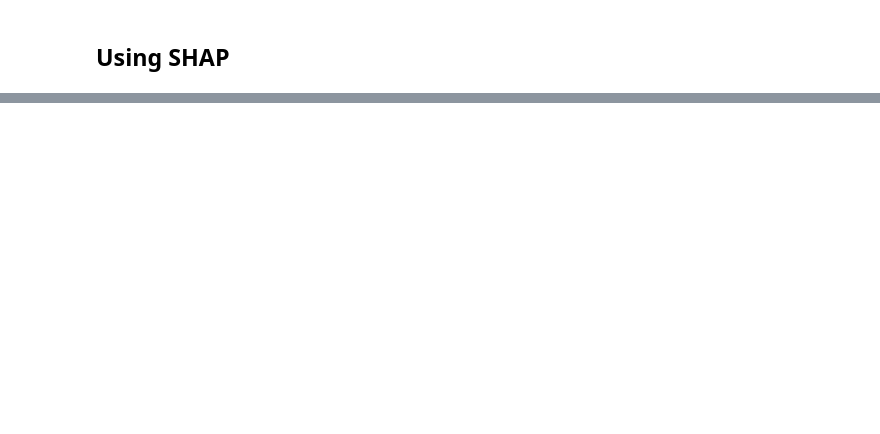
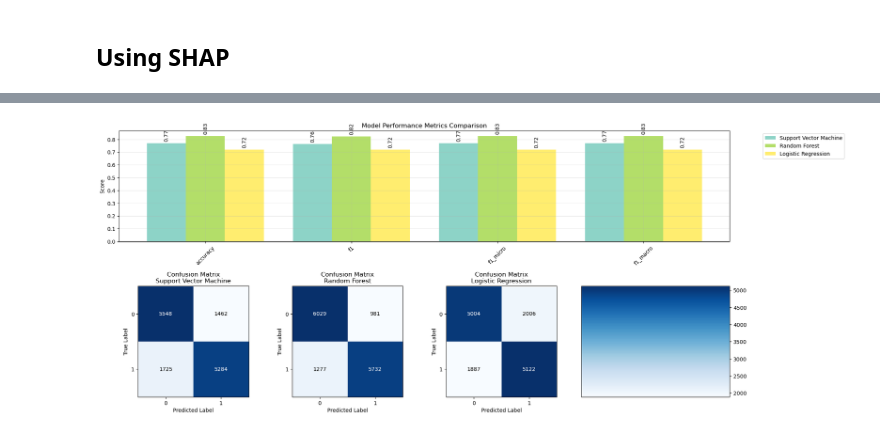
Before and after one commit to TomMarti/machln-fraud-detection, a Jupyter notebook: defaultofpaymentprediction.ipynb, the cells around one changed output, grey strips where cells are left out. Drawn from its saved outputs; the diff is of its cells as text; code cells hidden in the pictures; blank space fills up the shorter version.

```diff
--- a/defaultofpaymentprediction.ipynb
+++ b/defaultofpaymentprediction.ipynb
@@ -353,0 +343,2 @@ Not balanced, need to be improved, SMOTE ? what manner. Grouping features correl
+# %%
+df_improved = df
@@ -353,0 +404,7 @@ Not balanced, need to be improved, SMOTE ? what manner. Grouping features correl
+# %%
+y_improved = df_improved['default payment next month']
+X_improved = df_improved.drop(['ID', 'default payment next month'], axis=1)
+# %%
+X_train_i, X_test_i, y_train_i, y_test_i = train_test_split(
+    X_improved, y_improved, test_size=0.3, random_state=42, stratify=y_improved
+)
@@ -353,0 +444,6 @@ Not balanced, need to be improved, SMOTE ? what manner. Grouping features correl
+# %%
+models_improved = {
+    'Support Vector Machine': svm_pipeline_improved,
+    'Random Forest': rf_pipeline_improved,
+    'Logistic Regression': lr_pipeline_improved
+}
@@ -353,0 +505,68 @@ Not balanced, need to be improved, SMOTE ? what manner. Grouping features correl
+# %%
+metrics = ['accuracy', 'f1', 'f1_micro', 'f1_macro']
+
+scores = {}
+for model_name, model_data in all_results_improved.items():
+    scores[model_name] = [
+        model_data['all_scores']['accuracy'],
+        model_data['all_scores']['f1'],
+        model_data['all_scores']['f1_micro'],
+        model_data['all_scores']['f1_macro']
+    ]
+
+num_models = len(all_results_improved)
+fig = plt.figure(figsize=(20, 8))
+gs = fig.add_gridspec(2, num_models + 1)
+
+ax1 = fig.add_subplot(gs[0, :])
+
+x = np.arange(len(metrics))
+width = 0.8 / num_models  # Adjust bar width based on number of models
+colors = plt.cm.Set3(np.linspace(0, 1, num_models))
+
+for i, (model_name, model_scores) in enumerate(scores.items()):
+    positions = x + width * (i - num_models/2 + 0.5)
+    bars = ax1.bar(positions, model_scores, width, label=model_name, color=colors[i])
+
+    for bar in bars:
+        height = bar.get_height()
+        ax1.annotate(f'{height:.2f}',
+                    xy=(bar.get_x() + bar.get_width() / 2, height),
+                    xytext=(0, 3),
+                    textcoords="offset points",
+                    ha='center', va='bottom',
+                    rotation=90)
+
+ax1.set_ylabel('Score')
+ax1.set_title('Model Performance Metrics Comparison')
+ax1.set_xticks(x)
+ax1.set_xticklabels(metrics, rotation=45)
+ax1.legend(bbox_to_anchor=(1.05, 1), loc='upper left')
+ax1.grid(True, alpha=0.3)
+
+for i, (model_name, model_data) in enumerate(all_results_improved.items()):
+    ax = fig.add_subplot(gs[1, i])
+    conf_matrix = model_data['confusion_matrix']
+
+    im = ax.imshow(conf_matrix, interpolation='nearest', cmap=plt.cm.Blues)
+    ax.set_title(f'Confusion Matrix\n{model_name}')
+
+    thresh = conf_matrix.max() / 2.
+    for i in range(conf_matrix.shape[0]):
+        for j in range(conf_matrix.shape[1]):
+            ax.text(j, i, format(conf_matrix[i, j], 'd'),
+                    ha="center", va="center",
+                    color="white" if conf_matrix[i, j] > thresh else "black")
+
+    ax.set_ylabel('True Label')
+    ax.set_xlabel('Predicted Label')
+    ax.set_xticks([0, 1])
+    ax.set_yticks([0, 1])
+
+cbar_ax = fig.add_subplot(gs[1, -1])
+plt.colorbar(im, cax=cbar_ax)
+
+plt.tight_layout()
+plt.show()
+# %% [output]
+[figure, added]
```
Also changed, not shown: parts of 22 cells of this notebook, 1 other file.
